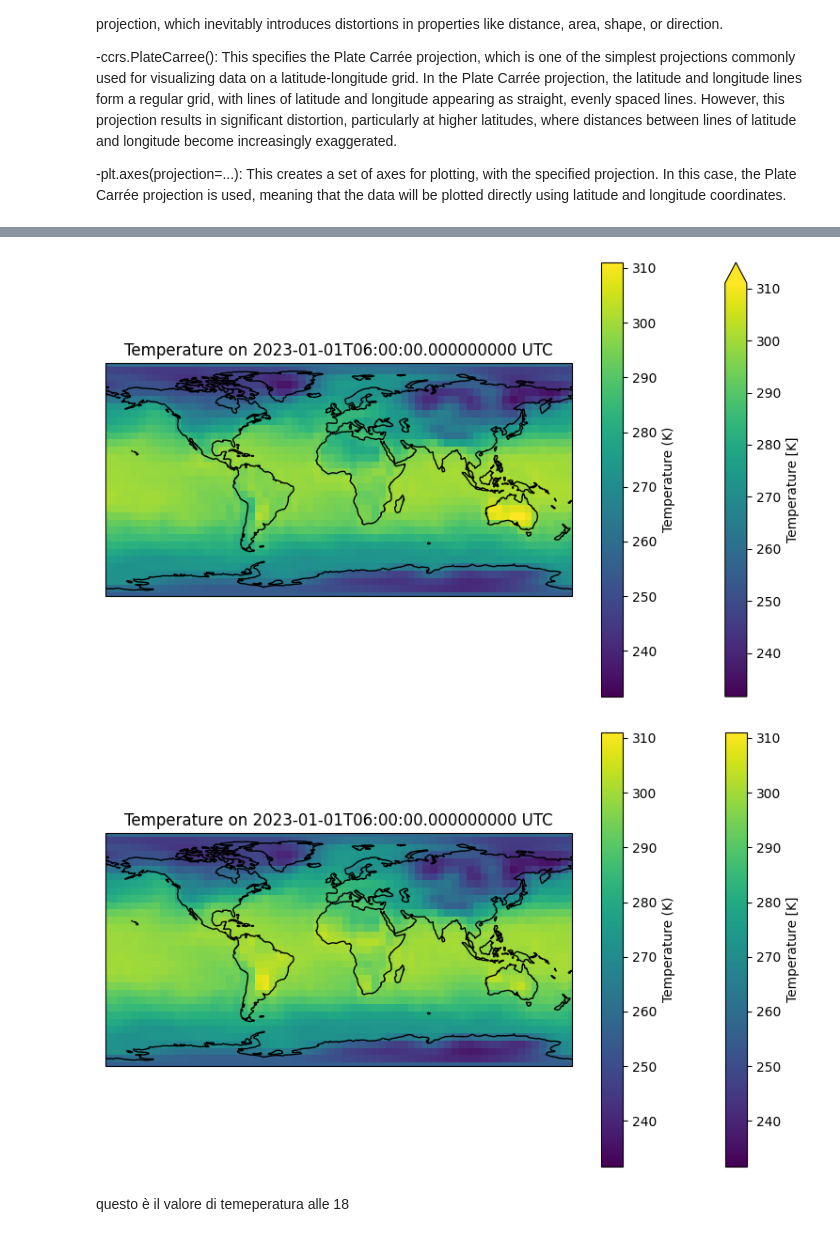
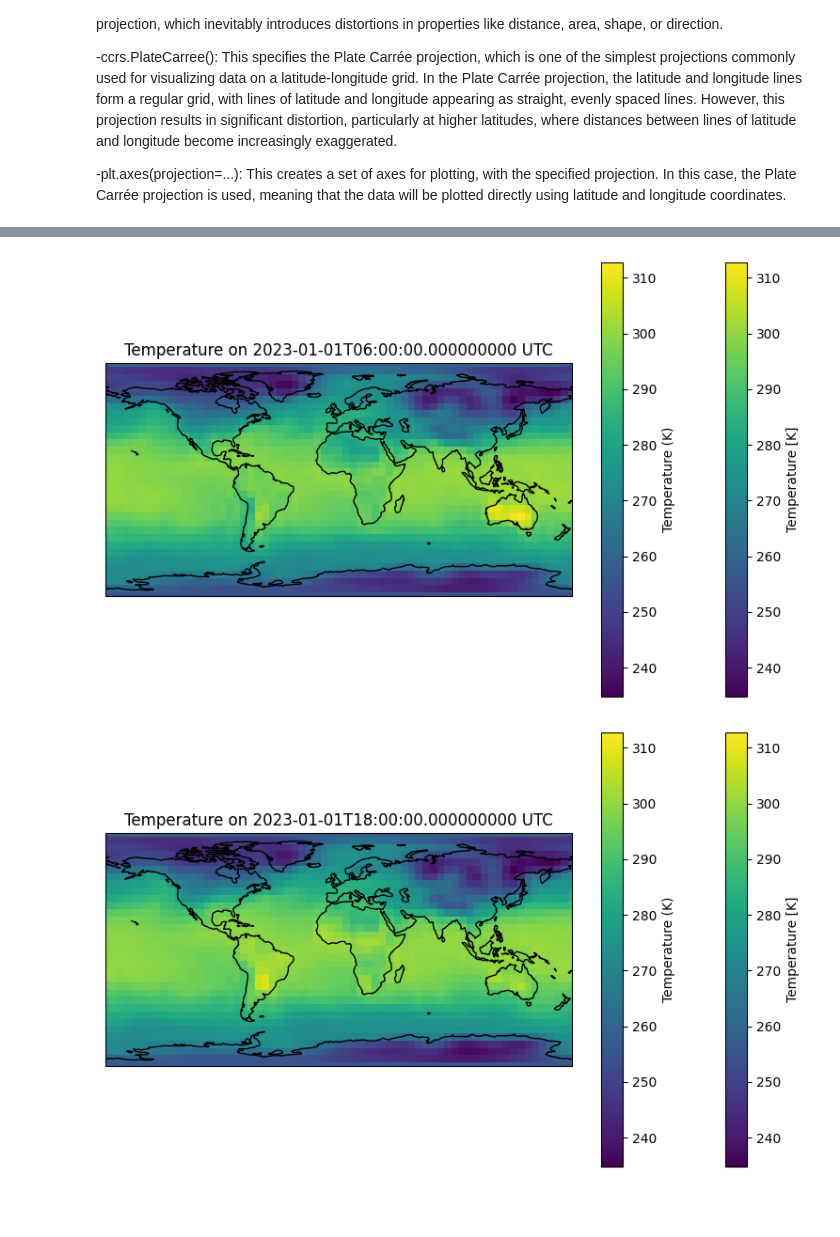
Before and after one commit to Vale150299/espd1-test, a Jupyter notebook: HW1.ipynb, the cells around one changed output, grey strips where cells are left out. Drawn from its saved outputs; the diff is of its cells as text; code cells hidden in the pictures; blank space fills up the shorter version.

```diff
--- a/HW1.ipynb
+++ b/HW1.ipynb
@@ -711,0 +539,11 @@ mi sa che questo è il valore della temperatura alle 6
+# %%
+import xarray as xr
+
+# Open the NetCDF file
+data3 = xr.open_dataset("test.nc3")
+
+# Access the temperature values
+temperature_values3 = data3['t']
+
+# Print the first few rows of the temperature values
+print(temperature_values3)
@@ -720,11 +569,11 @@ plt.figure(figsize=(10, 6))
 ax = plt.axes(projection=ccrs.PlateCarree())
 
 # Plot temperature data
-pcm = temperature_data3.isel(time=0).plot.pcolormesh(ax=ax, transform=ccrs.PlateCarree(),
+pcm = temperature_values3.isel(time=0).plot.pcolormesh(ax=ax, transform=ccrs.PlateCarree(),
                                                      x='longitude', y='latitude',
                                                      cmap='viridis',
-                                                     vmin=temperature_data.min(),
-                                                     vmax=temperature_data.max())
+                                                     vmin=temperature_values3.min(),
+                                                     vmax=temperature_values3.max())
 
 # Add coastlines
 ax.coastlines()
@@ -733,41 +582,39 @@ ax.coastlines()
 plt.colorbar(pcm, label='Temperature (K)')
 
 # Add title
-plt.title('Temperature on {} UTC'.format(temperature_data3.time.values[0]))
+plt.title('Temperature on {} UTC'.format(temperature_values3.time.values[0]))
 
 # Show the plot
 plt.show()
 # %% [output]
-[figure, old version]
+[figure, new version]
 # %%
 import matplotlib.pyplot as plt
 import cartopy.crs as ccrs
 
 # Create a new figure
 plt.figure(figsize=(10, 6))
 
 # Define the projection (PlateCarree for lat/lon data)
 ax = plt.axes(projection=ccrs.PlateCarree())
 
 # Plot temperature data
-pcm = temperature_data3.isel(time=1).plot.pcolormesh(ax=ax, transform=ccrs.PlateCarree(),
+pcm = temperature_values3.isel(time=1).plot.pcolormesh(ax=ax, transform=ccrs.PlateCarree(),
                                                      x='longitude', y='latitude',
                                                      cmap='viridis',
-                                                     vmin=temperature_data.min(),
-                                                     vmax=temperature_data.max())
+                                                     vmin=temperature_values3.min(),
+                                                     vmax=temperature_values3.max())
 
 # Add coastlines
 ax.coastlines()
 
 # Add a colorbar
 plt.colorbar(pcm, label='Temperature (K)')
 
 # Add title
-plt.title('Temperature on {} UTC'.format(temperature_data3.time.values[0]))
+plt.title('Temperature on {} UTC'.format(temperature_values3.time.values[1]))
 
 # Show the plot
 plt.show()
 # %% [output]
-[figure, old version]
+[figure, new version]
-# %% [markdown]
-questo è il valore di temeperatura alle 18
```
Also changed, not shown: parts of 34 cells of this notebook.
